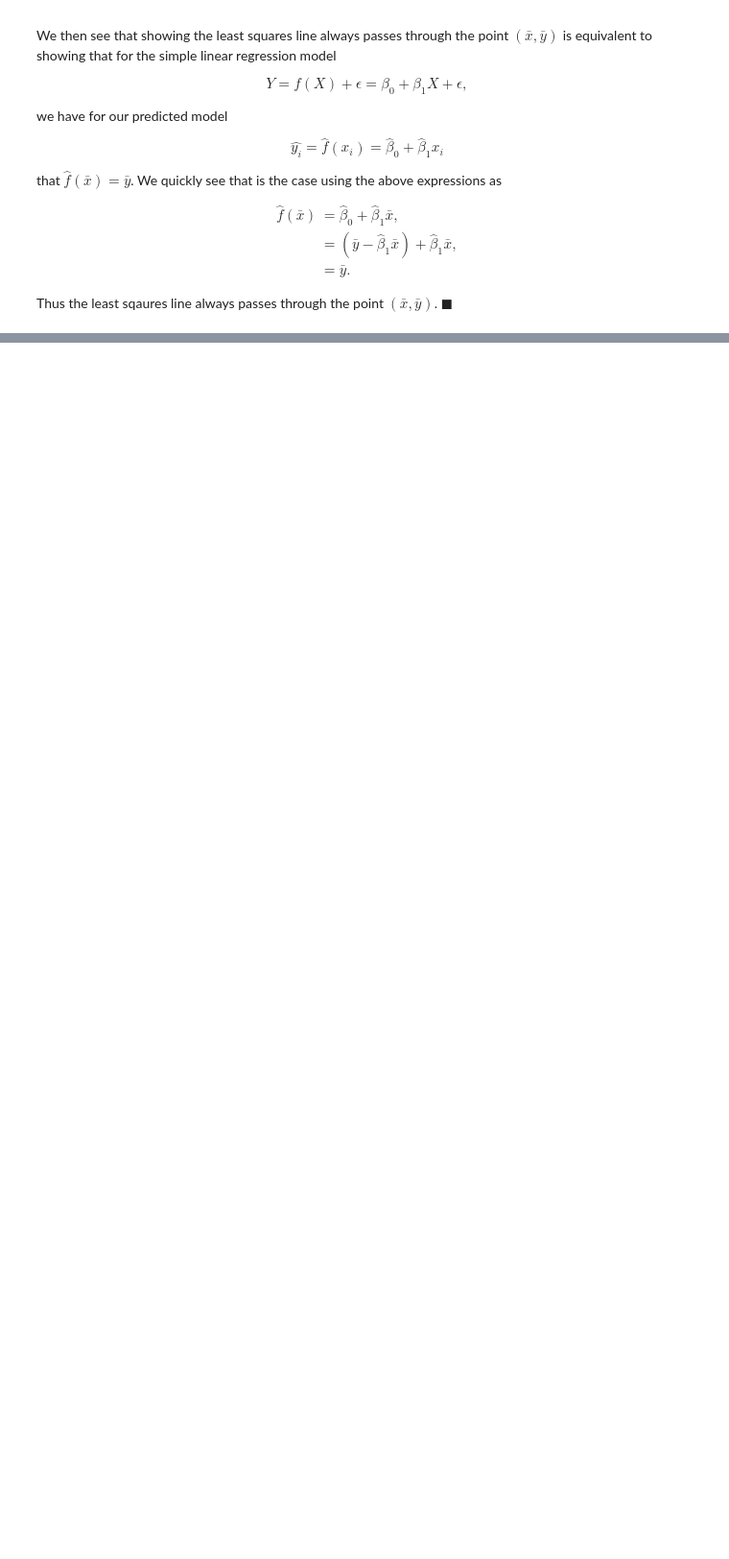
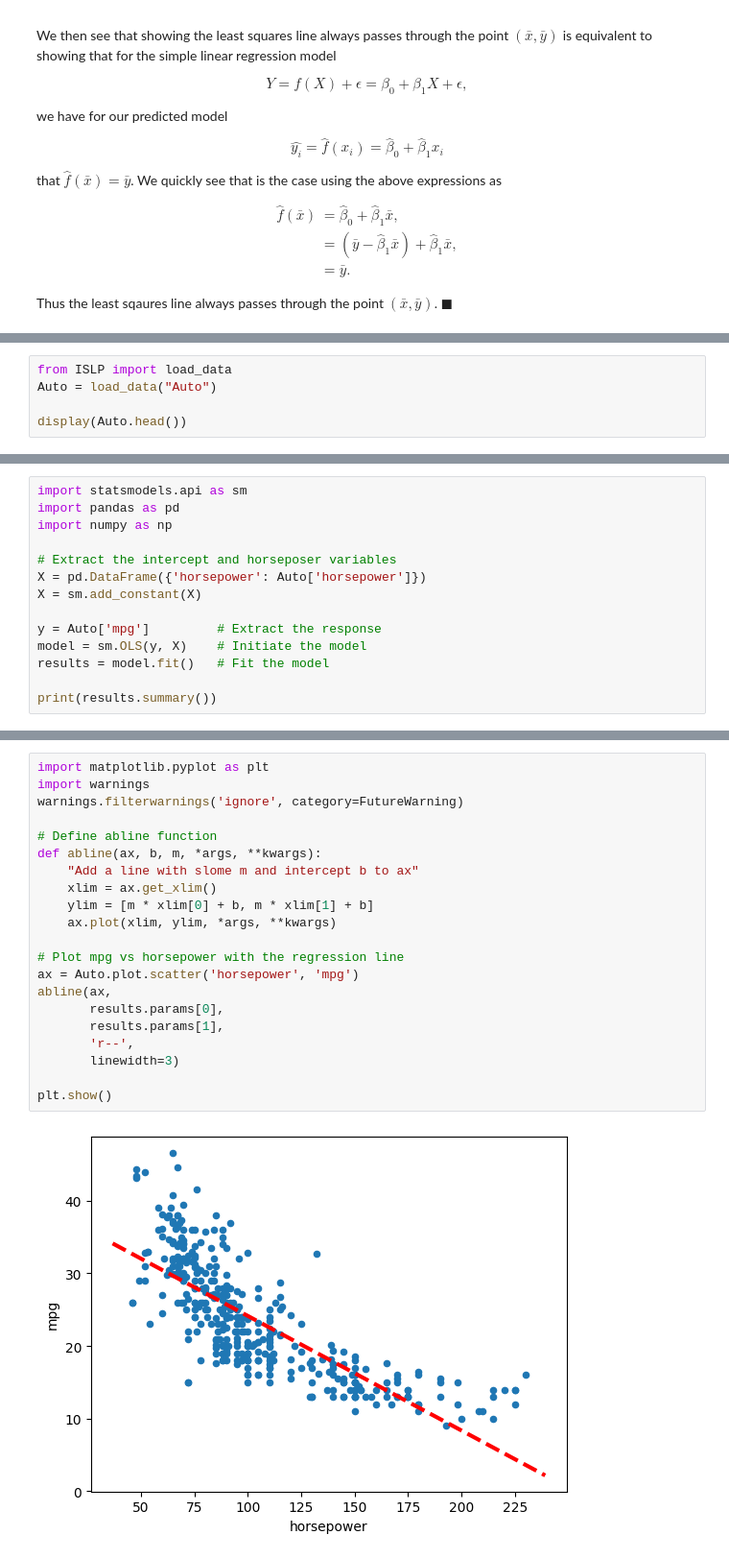
Before and after one commit to justingroves/ISLP, a Jupyter notebook: Jupyter Labs/Chapter 3 Linear Regression/3.7 Exercises.ipynb, the cells around one changed output, grey strips where cells are left out. Shown at 96% size. Drawn from its saved outputs; the diff is of its cells as text; blank space fills up the shorter version.

```diff
--- a/Jupyter Labs/Chapter 3 Linear Regression/3.7 Exercises.ipynb
+++ b/Jupyter Labs/Chapter 3 Linear Regression/3.7 Exercises.ipynb
@@ -193,0 +265,5 @@ Thus the least sqaures line always passes through the point $(\bar{x}, \bar{y})$
+# %%
+from ISLP import load_data
+Auto = load_data("Auto")
+
+display(Auto.head())
@@ -193,0 +280,14 @@ Thus the least sqaures line always passes through the point $(\bar{x}, \bar{y})$
+# %%
+import statsmodels.api as sm
+import pandas as pd
+import numpy as np
+
+# Extract the intercept and horseposer variables
+X = pd.DataFrame({'horsepower': Auto['horsepower']})
+X = sm.add_constant(X)
+
+y = Auto['mpg']         # Extract the response
+model = sm.OLS(y, X)    # Initiate the model
+results = model.fit()   # Fit the model
+
+print(results.summary())
@@ -193,0 +359,23 @@ Thus the least sqaures line always passes through the point $(\bar{x}, \bar{y})$
+# %%
+import matplotlib.pyplot as plt
+import warnings
+warnings.filterwarnings('ignore', category=FutureWarning)
+
+# Define abline function
+def abline(ax, b, m, *args, **kwargs):
+    "Add a line with slome m and intercept b to ax"
+    xlim = ax.get_xlim()
+    ylim = [m * xlim[0] + b, m * xlim[1] + b]
+    ax.plot(xlim, ylim, *args, **kwargs)
+
+# Plot mpg vs horsepower with the regression line
+ax = Auto.plot.scatter('horsepower', 'mpg')
+abline(ax,
+       results.params[0],
+       results.params[1],
+       'r--',
+       linewidth=3)
+
+plt.show()
+# %% [output]
+[figure, added]
```
Also changed, not shown: parts of 181 cells of this notebook, 10 other files.
